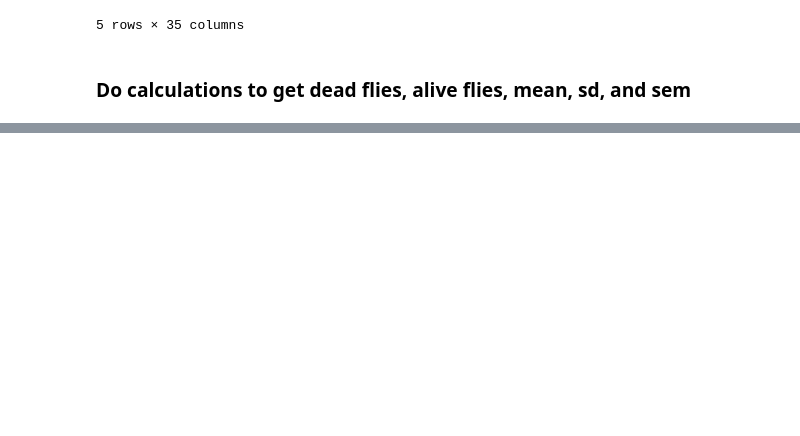
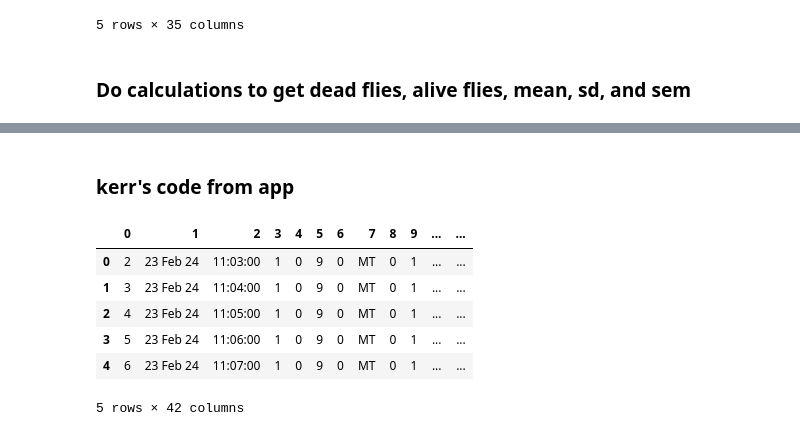
Before and after one commit to pkerrwall/sleep_analysis, a Jupyter notebook: notebooks/shiny_tool_calculations.ipynb, the cells around one changed output, grey strips where cells are left out. Saved outputs shown, nothing was run; the diff lists cells and outputs as text; code cells hidden in the pictures; blank space fills up the shorter version.

```diff
--- a/notebooks/shiny_tool_calculations.ipynb
+++ b/notebooks/shiny_tool_calculations.ipynb
@@ -270,3 +270,5 @@ Daily_locomotor_activity
 # %% [output]
 |  | Condition | Light_Cycle | Mean | SD | SEM | N_of_alive_flies | N_of_dead_flies | N_of_all_flies |
 | 0 | wt | LD | 10190.112069 | 4148.973345 | 770.445008 | 29 | 3 | 32 |
+# %% [markdown]
+### kerr's code from app
@@ -272,0 +285,12 @@ Daily_locomotor_activity
+# %%
+#Read in monitor9.txt, path is /home/twall5/sleep_analysis-3/examples/Monitor9.txt
+df = pd.read_csv('../examples/Monitor9.txt', sep='\t', header=None)
+df.head()
+# %% [output]
+|  | 0 | 1 | 2 | 3 | 4 | 5 | 6 | 7 | 8 | 9 | ... | ... |
+| 0 | 2 | 23 Feb 24 | 11:03:00 | 1 | 0 | 9 | 0 | MT | 0 | 1 | ... | ... |
+| 1 | 3 | 23 Feb 24 | 11:04:00 | 1 | 0 | 9 | 0 | MT | 0 | 1 | ... | ... |
+| 2 | 4 | 23 Feb 24 | 11:05:00 | 1 | 0 | 9 | 0 | MT | 0 | 1 | ... | ... |
+| 3 | 5 | 23 Feb 24 | 11:06:00 | 1 | 0 | 9 | 0 | MT | 0 | 1 | ... | ... |
+| 4 | 6 | 23 Feb 24 | 11:07:00 | 1 | 0 | 9 | 0 | MT | 0 | 1 | ... | ... |
+5 rows × 42 columns
```
Also changed, not shown: parts of 20 cells of this notebook, 42 other files.
